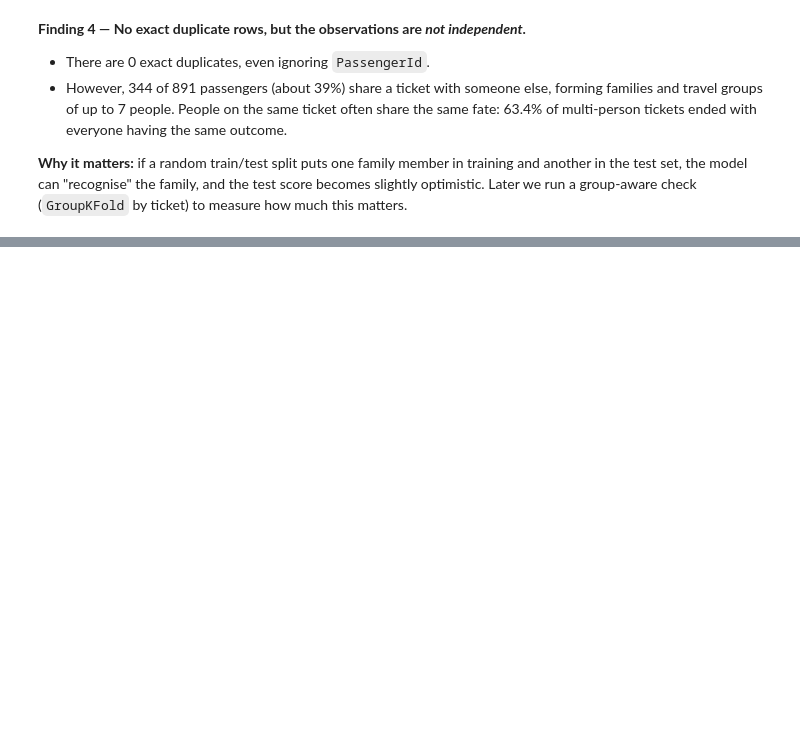
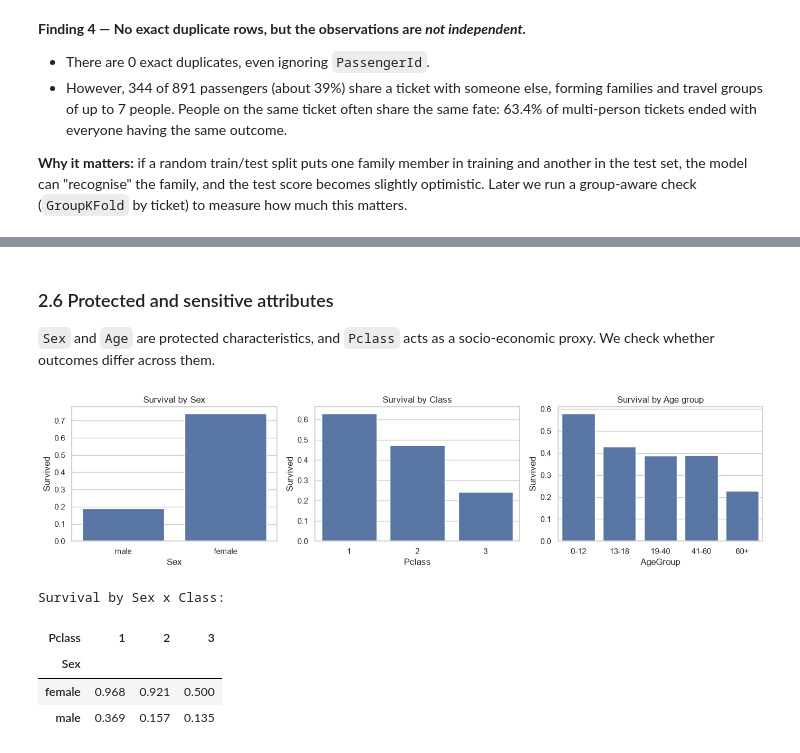
Before and after one commit to Kimberlywangari/titanic-feature-engineering, a Jupyter notebook: feature-engineering.ipynb, the cells around one changed output, grey strips where cells are left out. Cells and saved outputs as stored; diff of their text form; code cells hidden in the pictures; blank space fills up the shorter version.

```diff
--- a/feature-engineering.ipynb
+++ b/feature-engineering.ipynb
@@ -268,0 +346,22 @@ Among multi-person tickets, share where everyone had the SAME outcome: 0.634
+# %% [markdown]
+### 2.6 Protected and sensitive attributes
+`Sex` and `Age` are protected characteristics, and `Pclass` acts as a socio-economic proxy. We check whether outcomes differ across them.
+# %%
+df["AgeGroup"] = pd.cut(df["Age"], [0, 12, 18, 40, 60, 100],
+                        labels=["0-12", "13-18", "19-40", "41-60", "60+"])
+
+fig, ax = plt.subplots(1, 3, figsize=(14, 3.6))
+sns.barplot(data=df, x="Sex", y="Survived", ax=ax[0], errorbar=None); ax[0].set_title("Survival by Sex")
+sns.barplot(data=df, x="Pclass", y="Survived", ax=ax[1], errorbar=None); ax[1].set_title("Survival by Class")
+sns.barplot(data=df, x="AgeGroup", y="Survived", ax=ax[2], errorbar=None); ax[2].set_title("Survival by Age group")
+plt.tight_layout(); plt.show()
+
+print("Survival by Sex x Class:")
+display(df.pivot_table(values="Survived", index="Sex", columns="Pclass", aggfunc="mean").round(3))
+# %% [output]
+[figure, added]
+Survival by Sex x Class:
+| Pclass | 1 | 2 | 3 |
+| Sex |  |  |  |
+| female | 0.968 | 0.921 | 0.500 |
+| male | 0.369 | 0.157 | 0.135 |
```
Also changed, not shown: parts of 7 cells of this notebook.
